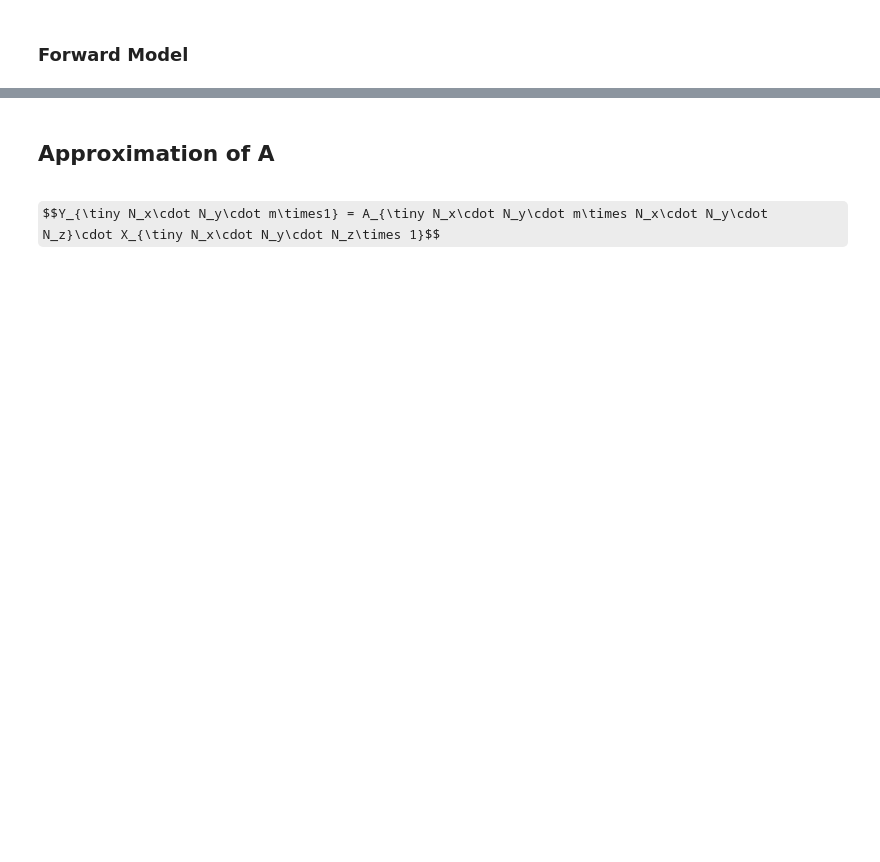
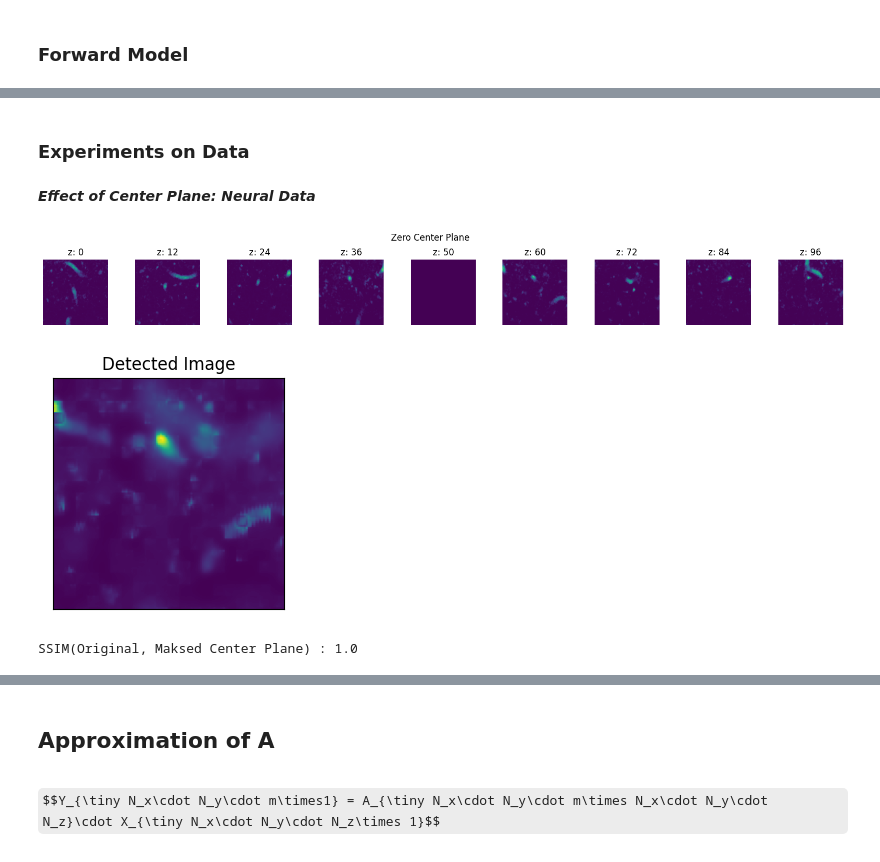
Before and after one commit to sanjith1999/FRIS, a Jupyter notebook: forward_model/forward_model.ipynb, the cells around one changed output, grey strips where cells are left out. Saved outputs shown, nothing was run; the diff lists cells and outputs as text; code cells hidden in the pictures; some formulas as TeX source; blank space fills up the shorter version.

```diff
--- a/forward_model/forward_model.ipynb
+++ b/forward_model/forward_model.ipynb
@@ -57,0 +48,14 @@ torch.Size([1, 4, 4, 4])
+# %% [markdown]
+### Experiments on Data
+# %% [markdown]
+***Effect of Center Plane: Neural Data***
+# %%
+X_e1 = rd.X.clone()
+X_e1[0,40:60,:,:] = 0
+fm.show_planes_z(X_e1.detach().cpu().numpy()[0,:,:,:],"Zero Center Plane",[0,12,24,36,50, 60,72,84,96])
+det_img_e1=fm.forward_model(rd.X,verbose=1)
+print(f"SSIM(Original, Maksed Center Plane) : {ssim(det_img_orig.detach().cpu().float().numpy(),det_img_e1.detach().cpu().float().numpy())}")
+# %% [output]
+[figure, added]
+[figure, added]
+SSIM(Original, Maksed Center Plane) : 1.0
```
Also changed, not shown: parts of 38 cells of this notebook, 3 other files.
